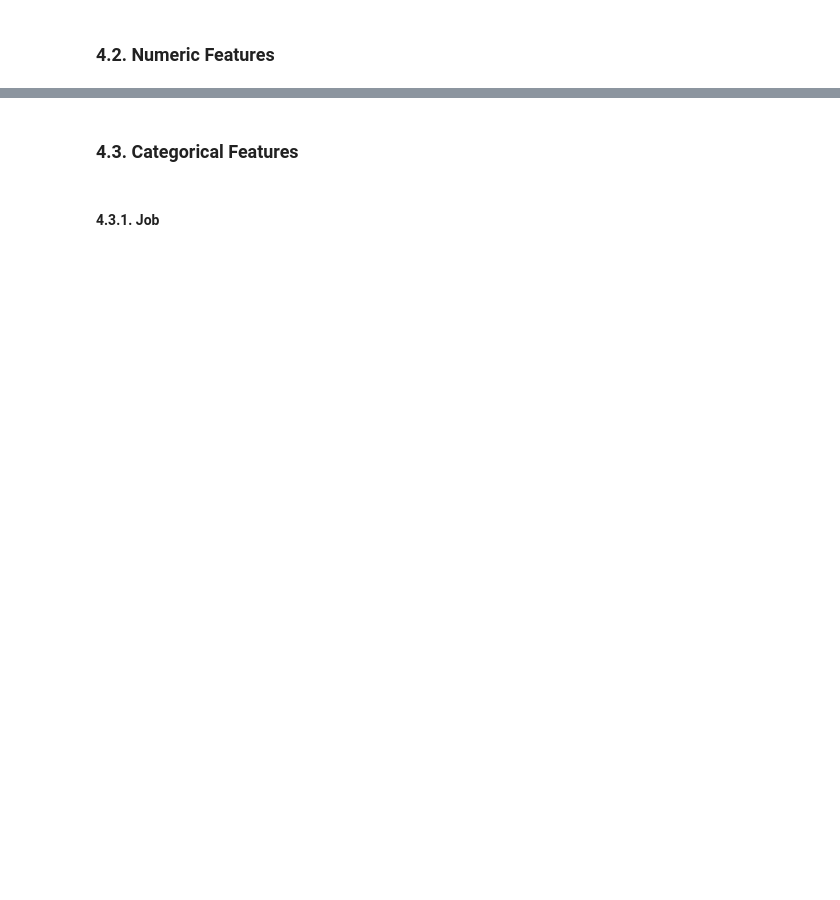
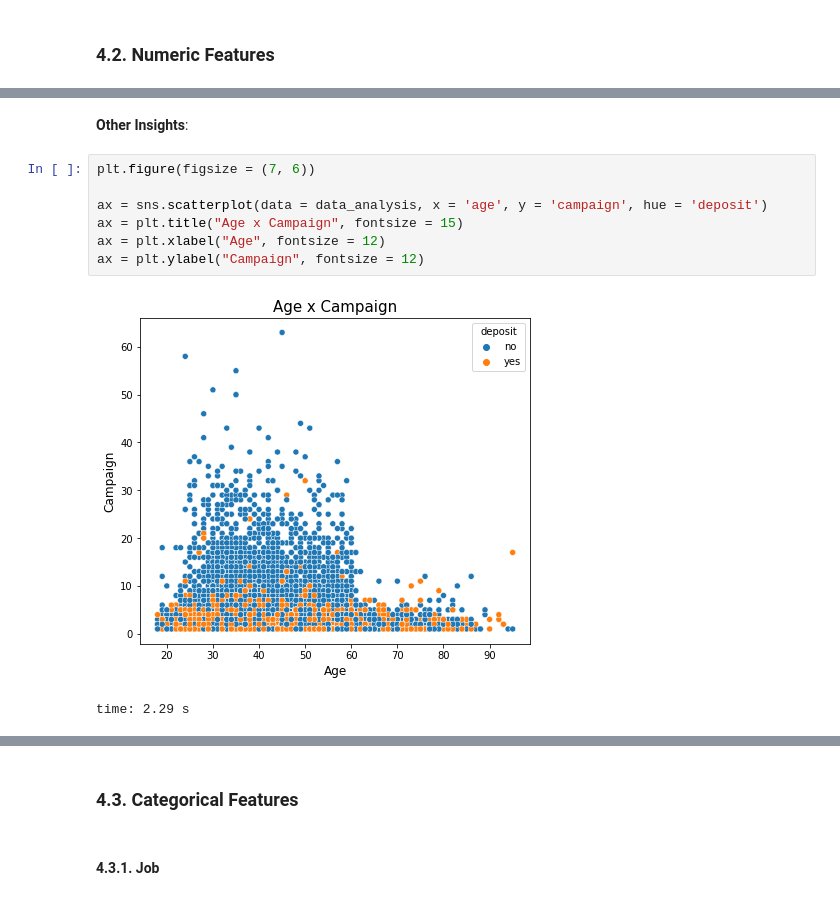
Before and after one commit to vitorlavor/Project2, a Jupyter notebook: ProjectBankMarketing.ipynb, the cells around one changed output, grey strips where cells are left out. Saved outputs shown, nothing was run; the diff lists cells and outputs as text; blank space fills up the shorter version.

```diff
--- a/ProjectBankMarketing.ipynb
+++ b/ProjectBankMarketing.ipynb
@@ -420,0 +320,12 @@ sns.pairplot(dataset[var], hue = 'deposit')
+# %% [markdown]
+**Other Insights**:
+# %%
+plt.figure(figsize = (7, 6))
+
+ax = sns.scatterplot(data = data_analysis, x = 'age', y = 'campaign', hue = 'deposit')
+ax = plt.title("Age x Campaign", fontsize = 15)
+ax = plt.xlabel("Age", fontsize = 12)
+ax = plt.ylabel("Campaign", fontsize = 12)
+# %% [output]
+[figure, added]
+time: 2.29 s
```
Also changed, not shown: parts of 202 cells of this notebook.
